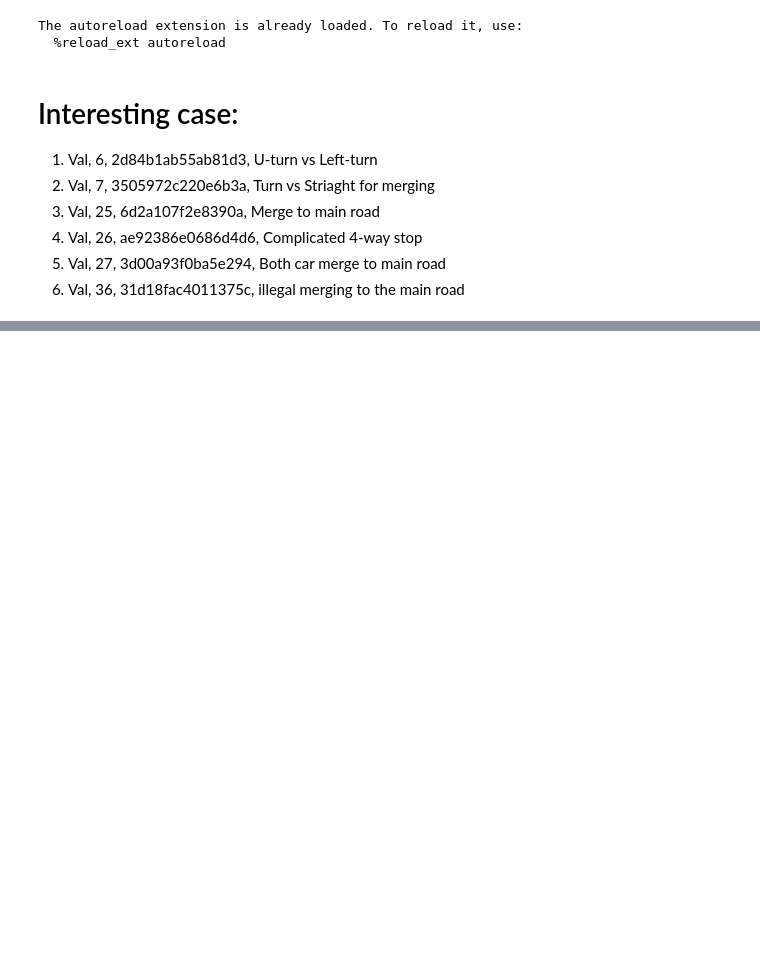
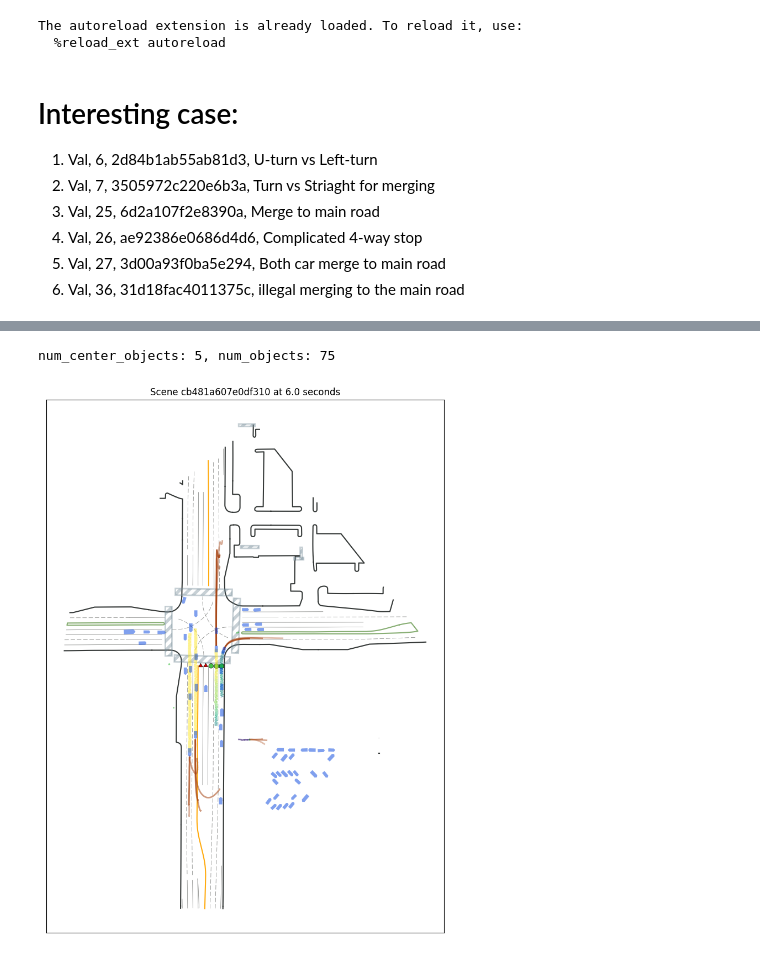
Before and after one commit to zzx9636/MTR, a Jupyter notebook: eval_model.ipynb, the cells around one changed output, grey strips where cells are left out. Cells and saved outputs as stored; diff of their text form; code cells hidden in the pictures; blank space fills up the shorter version.

```diff
--- a/eval_model.ipynb
+++ b/eval_model.ipynb
@@ -37,0 +37,6 @@ mtr_inference.visualize(scene_id, info, shift=0, plot_lane=True, map_graph=map_g
+# %%
+mtr_inference.visualize(scene_id, info, shift=50)
+shift += 1
+# %% [output]
+num_center_objects: 5, num_objects: 75
+[figure, added]
```
Also changed, not shown: parts of 1 cell of this notebook, 5 other files.
